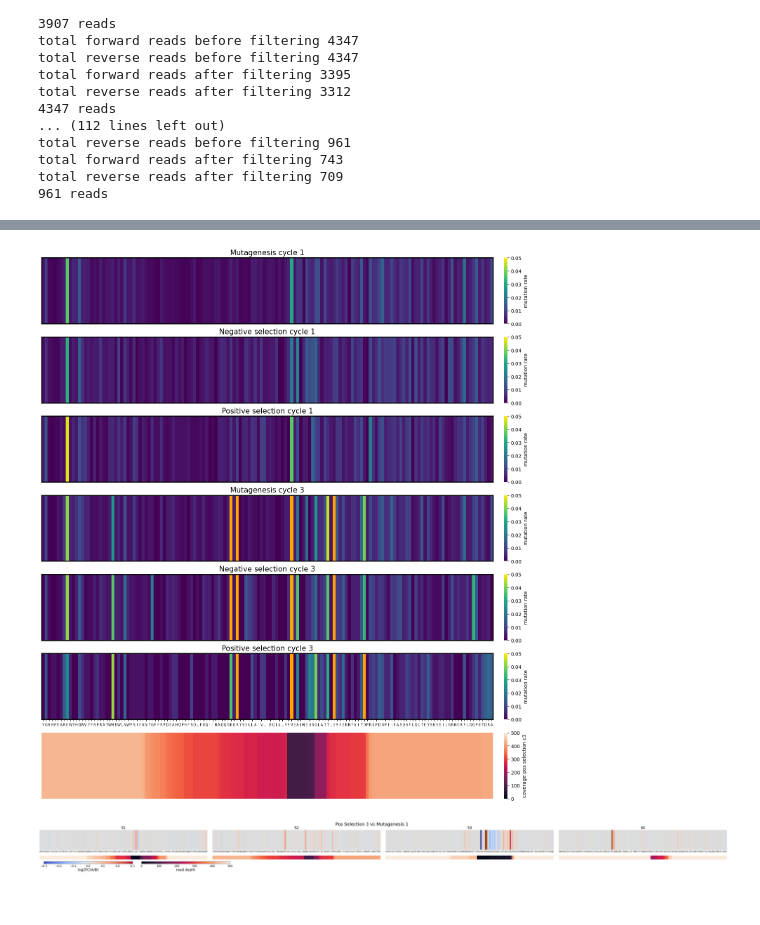
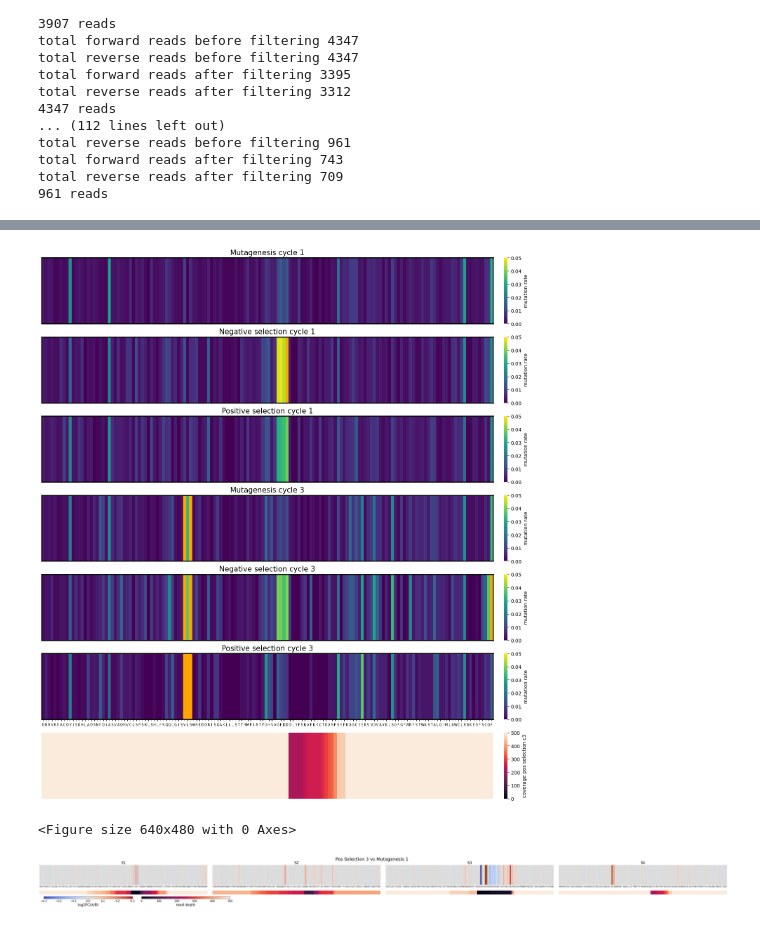
Before and after one commit to AliceHovsepyan/pogo_pance_draft, a Jupyter notebook: DMS_analysis_AraC.ipynb, the cells around one changed output, grey strips where cells are left out. Saved outputs shown, nothing was run; the diff lists cells and outputs as text; code cells hidden in the pictures.

Commit message:
add enrichment plot positional filtering

```diff
--- a/DMS_analysis_AraC.ipynb
+++ b/DMS_analysis_AraC.ipynb
@@ -184,7 +184,7 @@ Primer_out_of_triplets = {"S1_fwd_primer": 2,
                      "S3_fwd_primer": 1,
                      "S3_rev_primer": 2,
                      "S4_fwd_primer": 0,
-                     "S4_rev_primer": 0} ##?
+                     "S4_rev_primer": 3} ##?
 # %% [markdown]
 # Functions
 # %%
@@ -402,18 +402,3 @@ total reverse reads before filtering 961
 total forward reads after filtering 743
 total reverse reads after filtering 709
 961 reads
-# %%
-remove_read_qualities = ['!', '"', '#', '$', '%', '&', "'", '(', ')', '*', '+', ',', '-', ]#'.', '/']
-
-a_seq, b_seq, _, _, a_ids, b_ids= read_sequences(variant = "Mutagenesis", arbitrary_cutoff_a = False, arbitrary_cutoff_b = False, catch_left="", catch_right="", return_qualities_ids=True, quality_score=remove_read_qualities)
-ref_gene = R5_Pool_seq
-
-Mutagenesis_reads, Mut_ids_Dict = demultiplex_reads(a_seq, b_seq, ref_gene,Barcodes=Barcodes, Primer_seq=Primer_seq, used_Barcodes = ["BC1", "BC2"], Sections = ["S1", "S2", "S3", "S4"], max_mismatch_primerseq = 3, filter_for_n_mut = True, n_mut_treshold = 10, a_ids=a_ids, b_ids=b_ids)
-
-a_seq, b_seq, _, _, a_ids, b_ids = read_sequences(variant = "NegPosSelection", arbitrary_cutoff_a = False, arbitrary_cutoff_b = False, catch_left="", catch_right="", return_qualities_ids=True, quality_score=remove_read_qualities)
-
-NegPosSelection_reads, NegPos_ids = demultiplex_reads(a_seq, b_seq, ref_gene,Barcodes=Barcodes, Primer_seq=Primer_seq, used_Barcodes = ["BC1", "BC2", "BC3", "BC4"], Sections = ["S1", "S2", "S3", "S4"], max_mismatch_primerseq = 3, filter_for_n_mut = True, n_mut_treshold = 10, a_ids=a_ids, b_ids=b_ids)
-
-all_reads = {**{"Mutagenesis_"+key : value for key, value in Mutagenesis_reads.items()},**{"NegPosSelection_"+key : value for key, value in NegPosSelection_reads.items()}}
-
-all_ids = {**{"Mutagenesis_"+key : value for key, value in Mut_ids_Dict.items()},**{"NegPosSelection_"+key : value for key, value in NegPos_ids.items()}}
@@ -474,7 +493,8 @@ plt.show()
 # %%
-compare_mut_enrichement(all_reads, "S2", ref_gene, use_backward_read =True, use_forward_read= True, data_type = "AA", combine_mut_rates=True, FigFolder=None, vmax = 0.05, Primer_out_of_triplets=Primer_out_of_triplets, Barcodes=Barcodes, Primer_seq= Primer_seq, codons=codons)
+compare_mut_enrichement(all_reads, "S4", ref_gene, use_backward_read =True, use_forward_read= True, data_type = "AA", combine_mut_rates=True, FigFolder=None, vmax = 0.05, Primer_out_of_triplets=Primer_out_of_triplets, Barcodes=Barcodes, Primer_seq= Primer_seq, codons=codons)
 # %% [output]
-[figure, old version]
+[figure, new version]
+<Figure size 640x480 with 0 Axes>
 # %%
 FigFolder = os.path.join(base_dir, "output/PACE/cycle_mut_enrichment")
 compare_mut_enrichement_for_all(all_reads, ref_gene, use_backward_read =True, use_forward_read= True, data_type = "AA", combine_mut_rates=True, FigFolder=FigFolder, Primer_out_of_triplets=Primer_out_of_triplets, Barcodes=Barcodes, Primer_seq= Primer_seq, codons=codons, vmax =0.05, show_cbar_for_each = False, show_plttitles = False)
```
Also changed, not shown: parts of 16 cells of this notebook, 1 other file.
